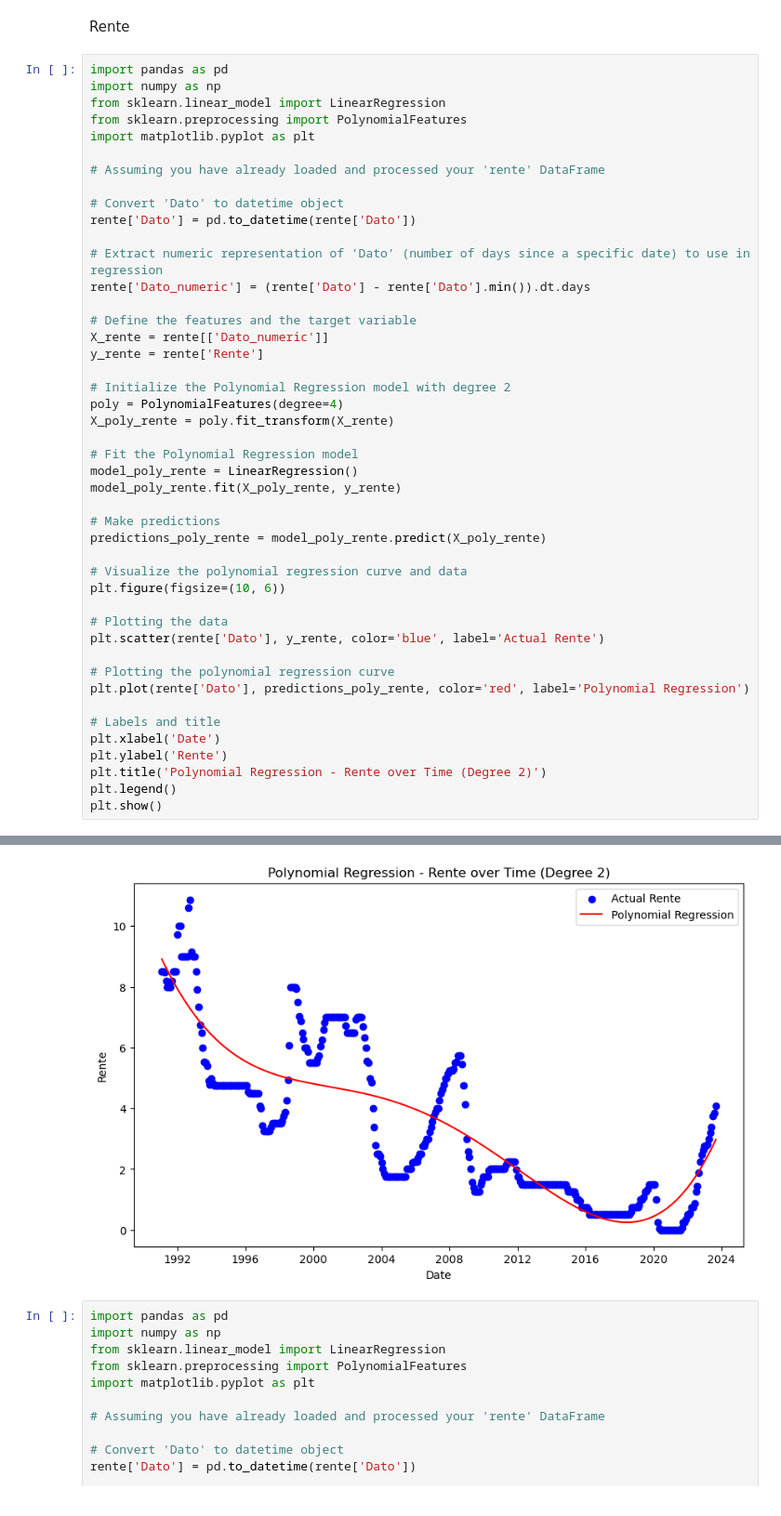
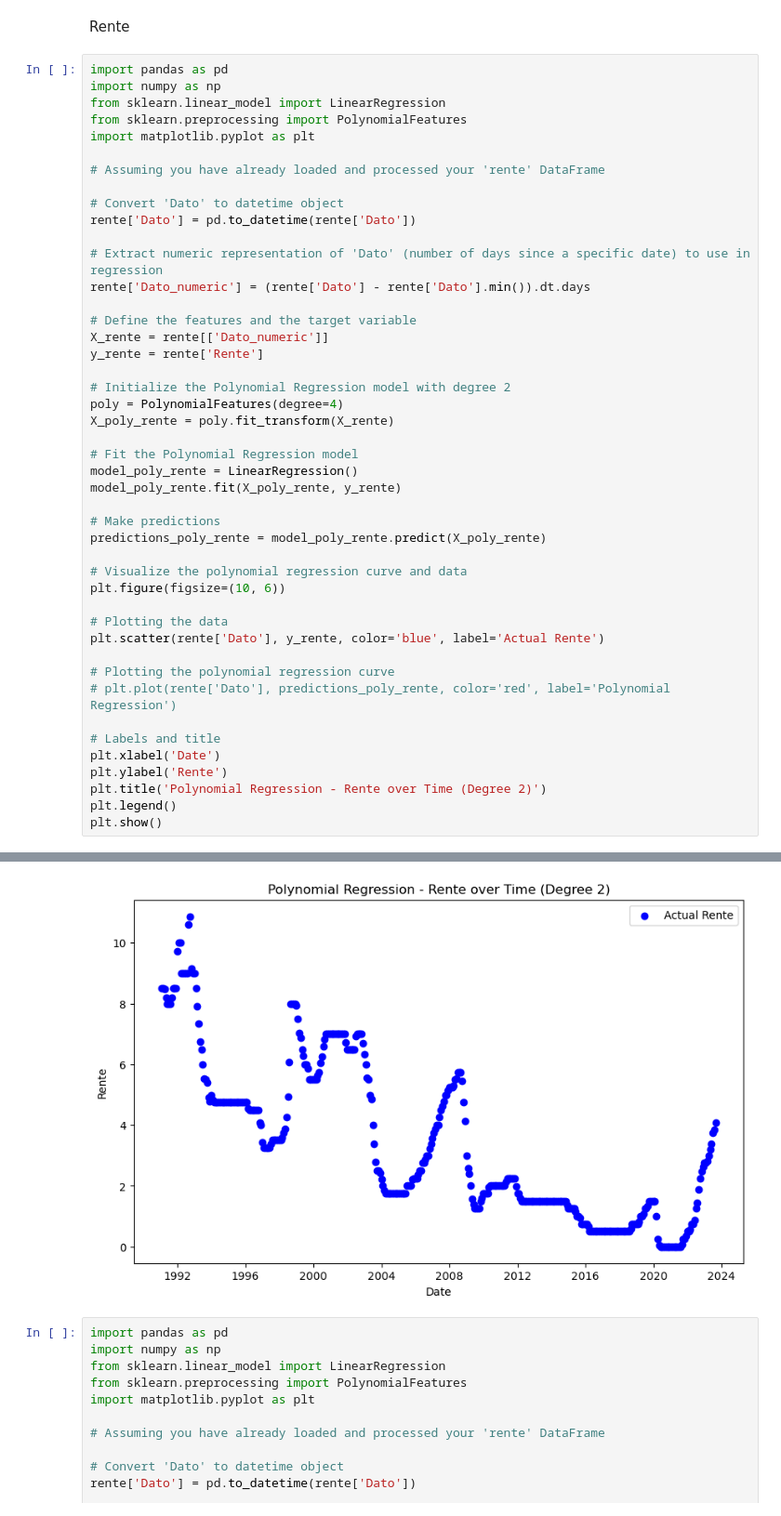
Before and after one commit to 591118/ProsjektADAH2023, a Jupyter notebook: prosjekt501.ipynb, the cells around one changed output, grey strips where cells are left out. Shown at 93% size. Drawn from its saved outputs; the diff is of its cells as text.

```diff
--- a/prosjekt501.ipynb
+++ b/prosjekt501.ipynb
@@ -257,35 +257,35 @@ model_poly_rente = LinearRegression()
 model_poly_rente.fit(X_poly_rente, y_rente)
 
 # Make predictions
 predictions_poly_rente = model_poly_rente.predict(X_poly_rente)
 
 # Visualize the polynomial regression curve and data
 plt.figure(figsize=(10, 6))
 
 # Plotting the data
 plt.scatter(rente['Dato'], y_rente, color='blue', label='Actual Rente')
 
 # Plotting the polynomial regression curve
-plt.plot(rente['Dato'], predictions_poly_rente, color='red', label='Polynomial Regression')
+# plt.plot(rente['Dato'], predictions_poly_rente, color='red', label='Polynomial Regression')
 
 # Labels and title
 plt.xlabel('Date')
 plt.ylabel('Rente')
 plt.title('Polynomial Regression - Rente over Time (Degree 2)')
 plt.legend()
 plt.show()
 # %% [output]
 A value is trying to be set on a copy of a slice from a DataFrame.
 Try using .loc[row_indexer,col_indexer] = value instead
 
 See the caveats in the documentation: https://pandas.pydata.org/pandas-docs/stable/user_guide/indexing.html#returning-a-view-versus-a-copy
   rente['Dato'] = pd.to_datetime(rente['Dato'])
 A value is trying to be set on a copy of a slice from a DataFrame.
 Try using .loc[row_indexer,col_indexer] = value instead
 
 See the caveats in the documentation: https://pandas.pydata.org/pandas-docs/stable/user_guide/indexing.html#returning-a-view-versus-a-copy
   rente['Dato_numeric'] = (rente['Dato'] - rente['Dato'].min()).dt.days
-[figure, old version]
+[figure, new version]
 # %%
 import pandas as pd
 import numpy as np
```
Also changed, not shown: parts of 1 cell of this notebook, 2 other files.
